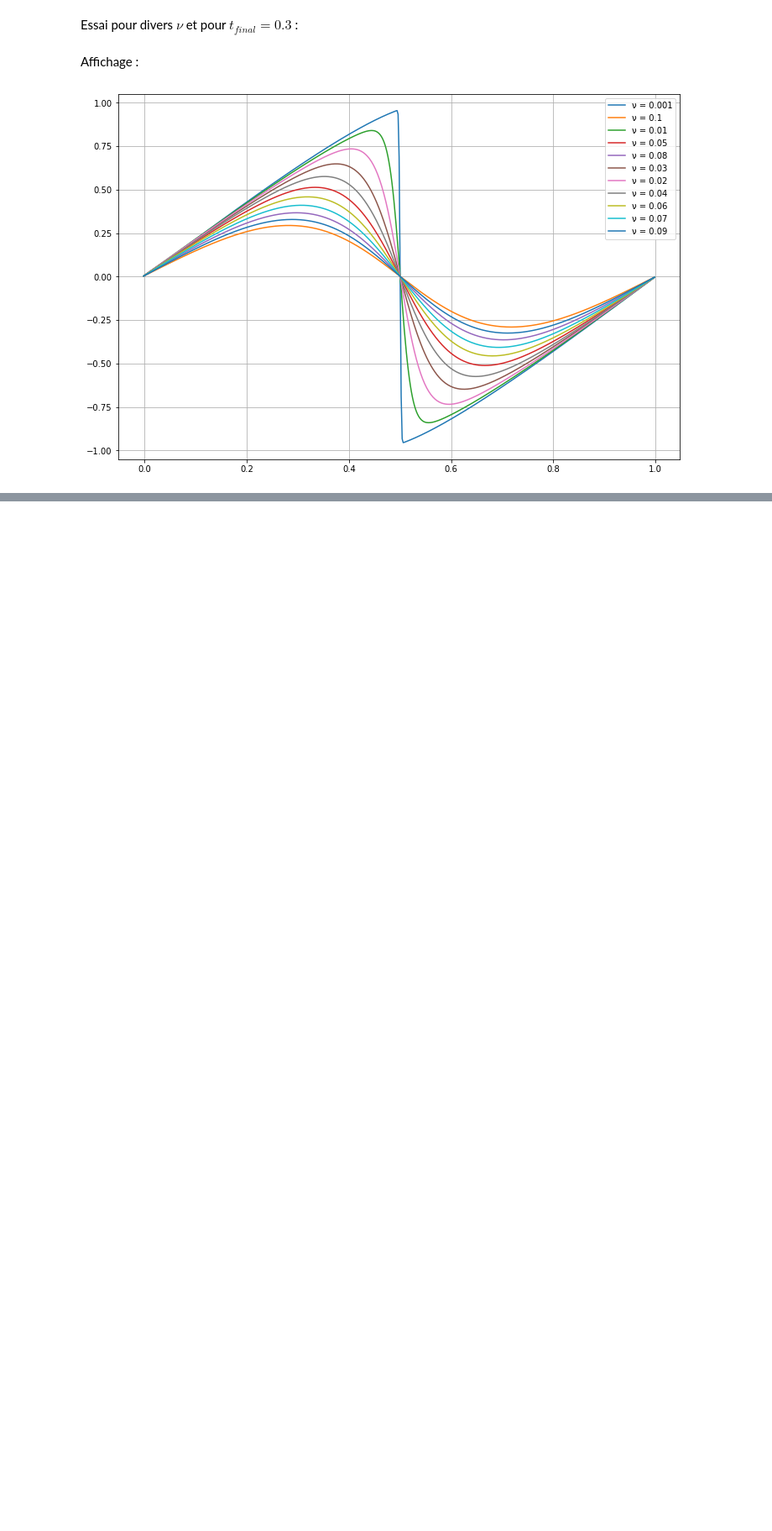
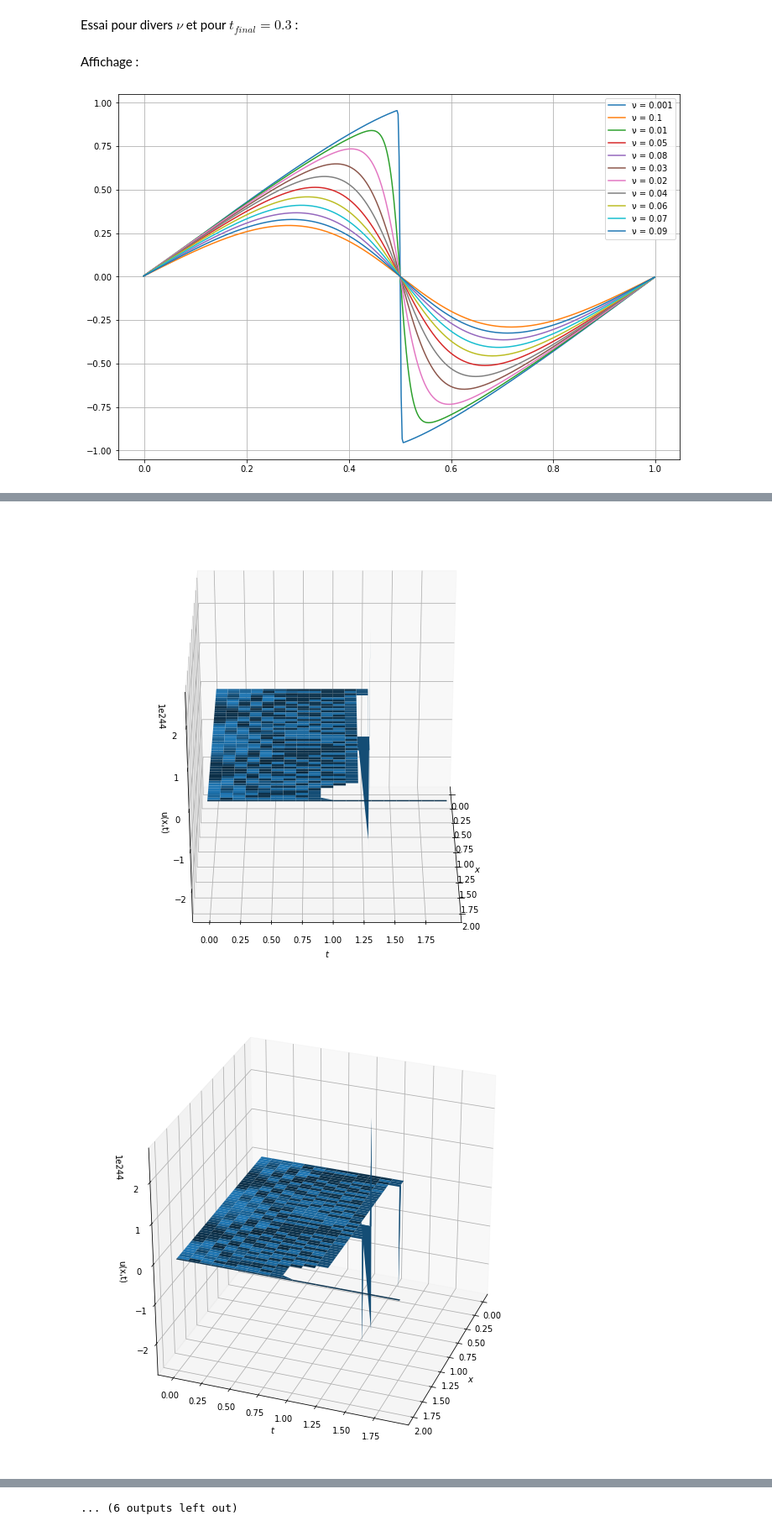
Before and after one commit to SophieWillemot/Equation-de-Burgers, a Jupyter notebook: schéma explicite.ipynb, the cells around one changed output, grey strips where cells are left out. Shown at 84% size. Saved outputs shown, nothing was run; the diff lists cells and outputs as text; code cells hidden in the pictures; blank space fills up the shorter version.

```diff
--- a/schéma explicite.ipynb
+++ b/schéma explicite.ipynb
@@ -204,0 +307,6 @@ plt.grid();
+# %%
+u0 = uinit(x)
+
+u = np.copy(u0)
+result = np.zeros(np.shape(u0))
+U = np.zeros((nt,len(u)))
@@ -204,0 +315,16 @@ plt.grid();
+# %%
+V = 0.05
+
+for i in range(nt):
+    end = len(u) - 1
+    fminus = 0.5 * (f(u[1:end-1]) + f(u[0:end-2]))
+    fplus  = 0.5 * (f(u[1:end-1]) + f(u[2:end]))
+
+    result[1:end-1] = u[1:end-1] + dt * (V * (u[2:end] - 2*u[1:end-1]
+                    + u[0:end-2])/dx**2 - (fplus - fminus)/dx)
+
+    result[0]   = u[0]
+    result[end] = u[end]
+
+    u = result
+    U[i, :] = u
@@ -204,0 +333,20 @@ plt.grid();
+# %%
+T = np.arange(0, t_end, dt)
+
+# Préparation données
+abscisses, ordonnées = np.meshgrid(x, T)
+
+fig = plt.figure(figsize = (15,10))
+ax = fig.gca(projection='3d')
+
+# Angle
+ax.view_init(30, 120)
+
+ax.plot_surface(abscisses, ordonnées, U)
+
+# Nom des axes
+ax.set_xlabel('$x$'); ax.set_ylabel('$t$'); ax.set_zlabel('u(x,t)');
+fig.show()
+# %% [output]
+[figure, added]
+[figure, added]
@@ -204,0 +363 @@ plt.grid();
+... (6 outputs left out)
```
Also changed, not shown: parts of 14 cells of this notebook.
